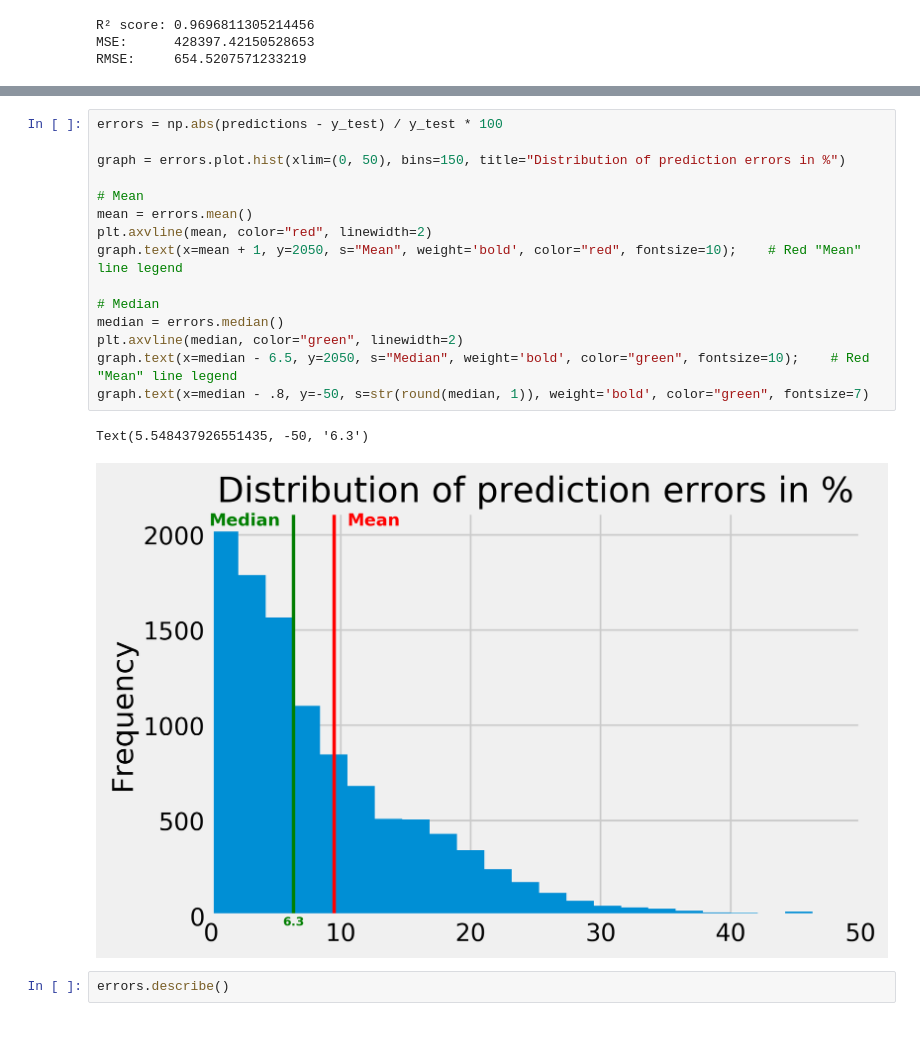
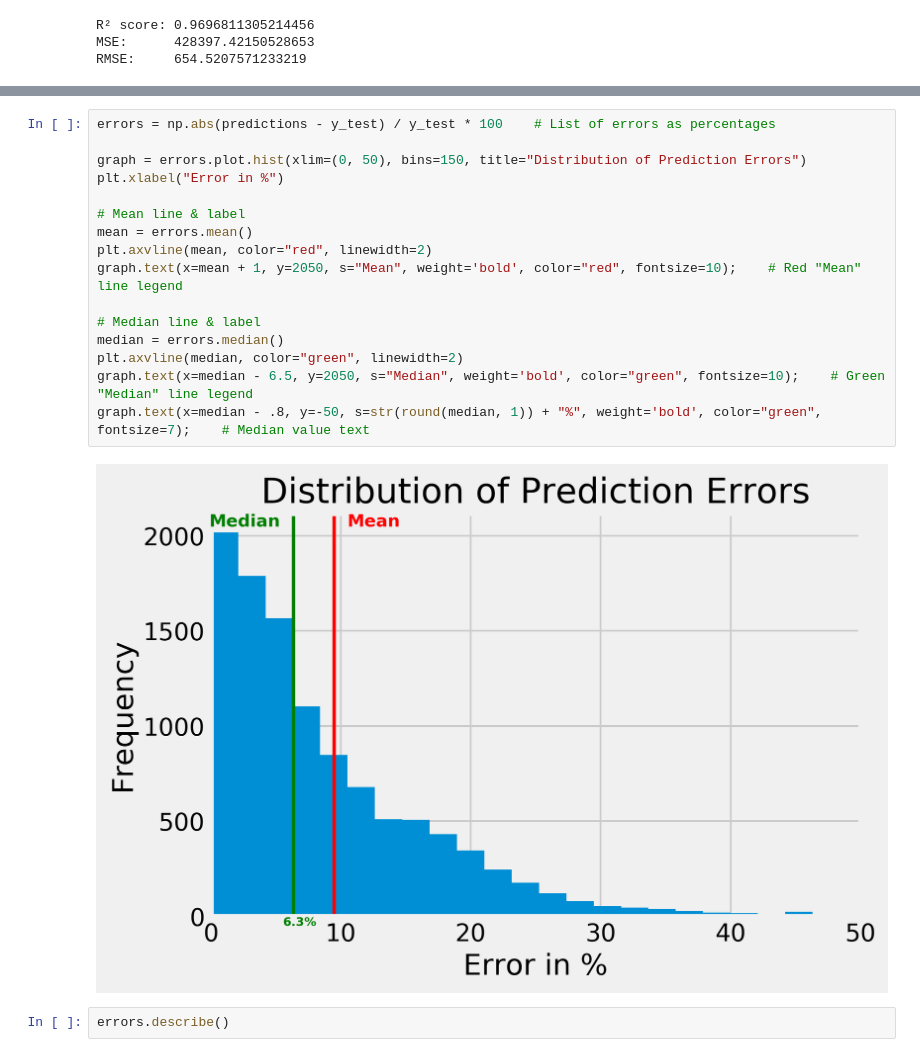
Before and after one commit to MaximeBastion/Diamond_Price_Prediction, a Jupyter notebook: Diamond Prices Prediction.ipynb, the cells around one changed output, grey strips where cells are left out. Saved outputs shown, nothing was run; the diff lists cells and outputs as text.

Commit message:
doc, investigating errors

```diff
--- a/Diamond Prices Prediction.ipynb
+++ b/Diamond Prices Prediction.ipynb
@@ -431,21 +479,21 @@ RMSE:     654.5207571233219
 # %%
-errors = np.abs(predictions - y_test) / y_test * 100
+errors = np.abs(predictions - y_test) / y_test * 100    # List of errors as percentages
 
-graph = errors.plot.hist(xlim=(0, 50), bins=150, title="Distribution of prediction errors in %")
+graph = errors.plot.hist(xlim=(0, 50), bins=150, title="Distribution of Prediction Errors")
+plt.xlabel("Error in %")
 
-# Mean
+# Mean line & label
 mean = errors.mean()
 plt.axvline(mean, color="red", linewidth=2)
 graph.text(x=mean + 1, y=2050, s="Mean", weight='bold', color="red", fontsize=10);    # Red "Mean" line legend
 
-# Median
+# Median line & label
 median = errors.median()
 plt.axvline(median, color="green", linewidth=2)
-graph.text(x=median - 6.5, y=2050, s="Median", weight='bold', color="green", fontsize=10);    # Red "Mean" line legend
-graph.text(x=median - .8, y=-50, s=str(round(median, 1)), weight='bold', color="green", fontsize=7)
+graph.text(x=median - 6.5, y=2050, s="Median", weight='bold', color="green", fontsize=10);    # Green "Median" line legend
+graph.text(x=median - .8, y=-50, s=str(round(median, 1)) + "%", weight='bold', color="green", fontsize=7);    # Median value text
 # %% [output]
-Text(5.548437926551435, -50, '6.3')
-[figure, old version]
+[figure, new version]
 # %%
 errors.describe()
 # %% [output]
```
Also changed, not shown: parts of 32 cells of this notebook.
